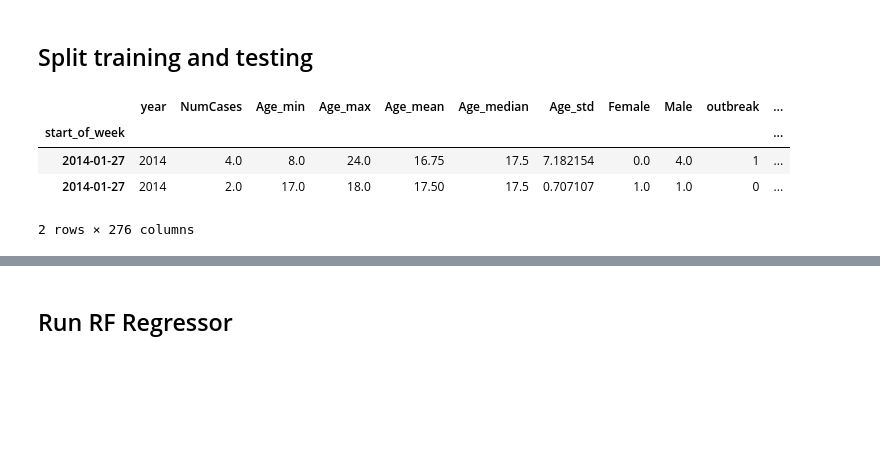
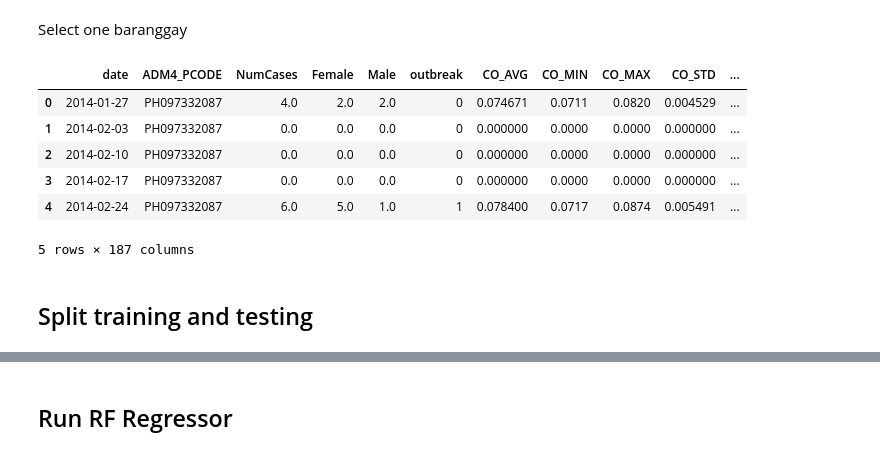
Before and after one commit to thinkingmachines/project-cchain, a Jupyter notebook: notebooks/baseline-model/04-select-rf-models.ipynb, the cells around one changed output, grey strips where cells are left out. Cells and saved outputs as stored; diff of their text form; code cells hidden in the pictures; blank space fills up the shorter version.

Commit message:
modify feature selection and refine model tuning

```diff
--- a/notebooks/baseline-model/03-test-rf-models.ipynb
+++ b/notebooks/baseline-model/04-select-rf-models.ipynb
@@ -189,12 +60,20 @@ See the caveats in the documentation: https://pandas.pydata.org/pandas-docs/stab
+# %% [markdown]
+Select one baranggay
+# %%
+filtered_linked_df = filtered_linked_df[filtered_linked_df['ADM4_PCODE']=='PH097332087']
+#all_dates = pd.date_range(start=filtered_linked_df.index.min(), end=filtered_linked_df.index.max(), freq='W-MON')
+filtered_linked_df  = filtered_linked_df.set_index(['date', 'ADM4_PCODE'])\
+            .unstack(fill_value=0)\
+            .asfreq('W-MON', fill_value=0)\
+            .stack().sort_index(level=1).reset_index()
+filtered_linked_df.head()
+# %% [output]
+|  | date | ADM4_PCODE | NumCases | Female | Male | outbreak | CO_AVG | CO_MIN | CO_MAX | CO_STD | ... |
+| 0 | 2014-01-27 | PH097332087 | 4.0 | 2.0 | 2.0 | 0 | 0.074671 | 0.0711 | 0.0820 | 0.004529 | ... |
+| 1 | 2014-02-03 | PH097332087 | 0.0 | 0.0 | 0.0 | 0 | 0.000000 | 0.0000 | 0.0000 | 0.000000 | ... |
+| 2 | 2014-02-10 | PH097332087 | 0.0 | 0.0 | 0.0 | 0 | 0.000000 | 0.0000 | 0.0000 | 0.000000 | ... |
+| 3 | 2014-02-17 | PH097332087 | 0.0 | 0.0 | 0.0 | 0 | 0.000000 | 0.0000 | 0.0000 | 0.000000 | ... |
+| 4 | 2014-02-24 | PH097332087 | 6.0 | 5.0 | 1.0 | 1 | 0.078400 | 0.0717 | 0.0874 | 0.005491 | ... |
+5 rows × 187 columns
 # %% [markdown]
 ## Split training and testing
-# %%
-filtered_linked_df = filtered_linked_df.set_index("start_of_week")
-filtered_linked_df = filtered_linked_df.drop(columns=["ADM4_PCODE"])
-filtered_linked_df.head(2)
-# %% [output]
-|  | year | NumCases | Age_min | Age_max | Age_mean | Age_median | Age_std | Female | Male | outbreak | ... |
-| start_of_week |  |  |  |  |  |  |  |  |  |  | ... |
-| 2014-01-27 | 2014 | 4.0 | 8.0 | 24.0 | 16.75 | 17.5 | 7.182154 | 0.0 | 4.0 | 1 | ... |
-| 2014-01-27 | 2014 | 2.0 | 17.0 | 18.0 | 17.50 | 17.5 | 0.707107 | 1.0 | 1.0 | 0 | ... |
-2 rows × 276 columns
```
Also changed, not shown: parts of 53 cells of this notebook, 2 other files.
